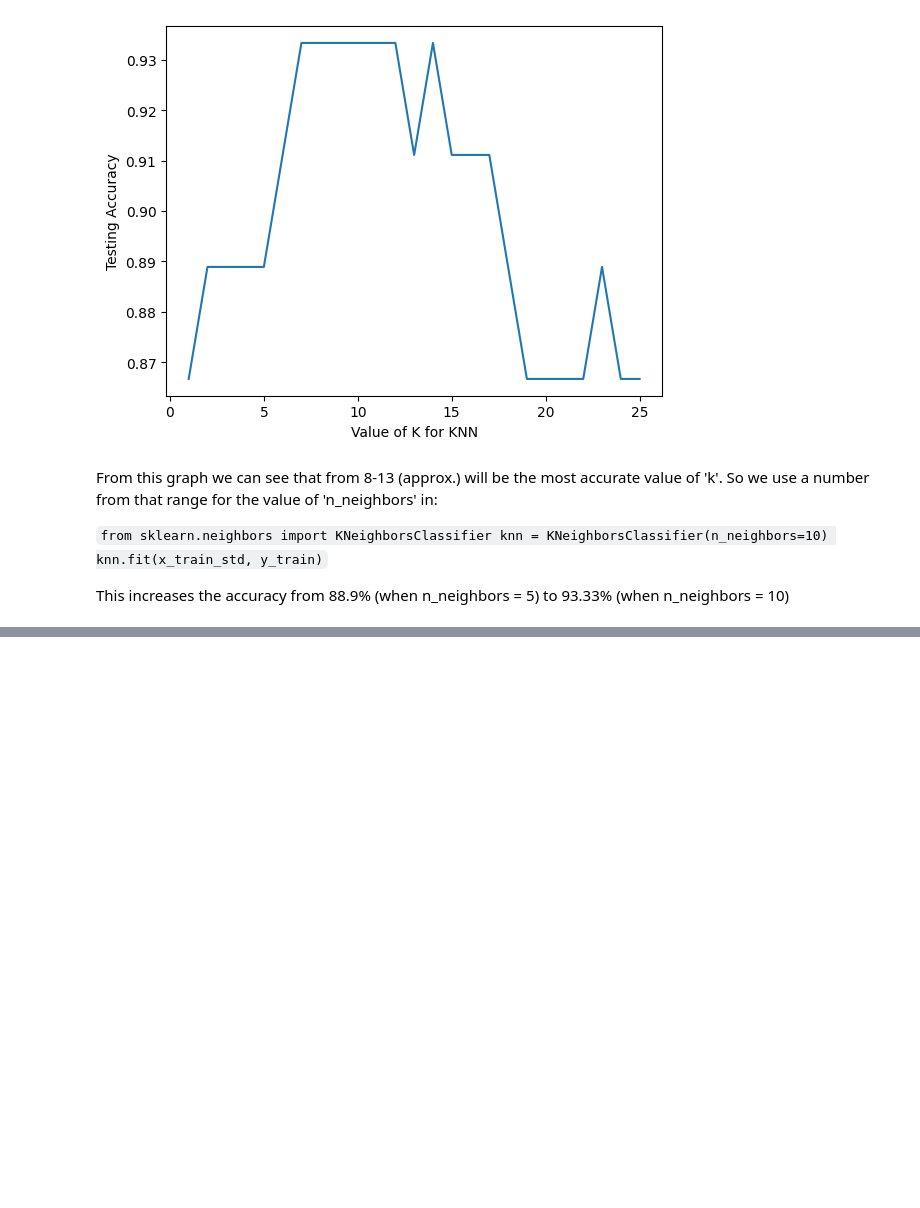
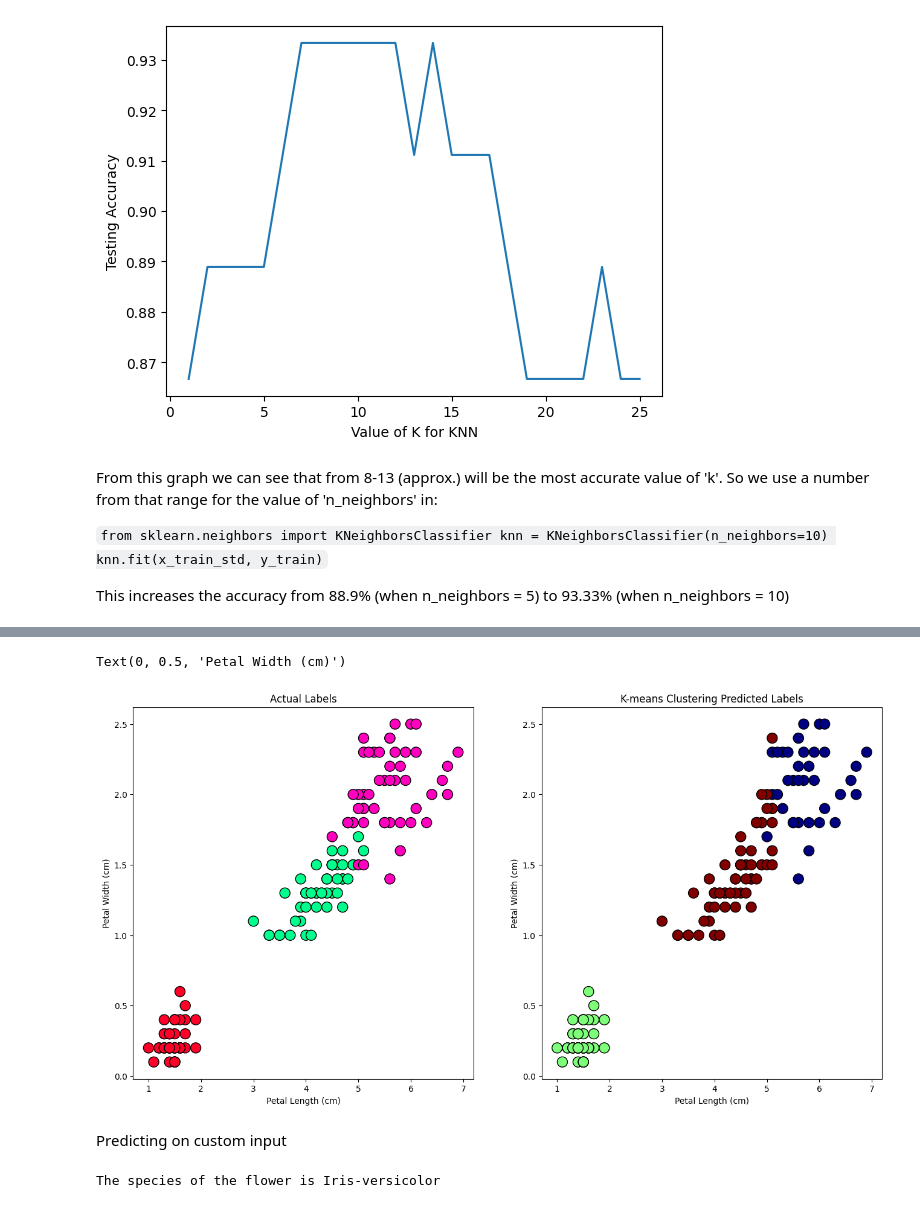
Before and after one commit to aabiyah/Iris-Classification, a Jupyter notebook: IrisClassification.ipynb, the cells around one changed output, grey strips where cells are left out. Saved outputs shown, nothing was run; the diff lists cells and outputs as text; code cells hidden in the pictures; blank space fills up the shorter version.

```diff
--- a/IrisClassification.ipynb
+++ b/IrisClassification.ipynb
@@ -313,0 +326,4 @@ This increases the accuracy from 88.9% (when n_neighbors = 5) to 93.33% (when n_
+# %%
+from sklearn.cluster import KMeans
+km = KMeans(n_clusters=3, random_state=2, n_init=4) #By setting a random_state, you ensure that the random initialization of the centroids is reproducible, which is important for consistency and comparability of results. The  `n_jobs` or `n_init` parameter is used to specify the number of parallel jobs to run for the computation.
+km.fit(x)
@@ -313,0 +354,28 @@ This increases the accuracy from 88.9% (when n_neighbors = 5) to 93.33% (when n_
+# %%
+new_label = km.labels_
+fig, axes = plt.subplots(1, 2, figsize=(16, 8))
+colormap = np.array(['red', 'green', 'blue'])
+
+# Plot the actual labels
+axes[0].scatter(x[:, 2], x[:, 3], c=y, cmap='gist_rainbow', edgecolor='k', s=150)
+axes[0].set_title('Actual Labels')
+axes[0].set_xlabel('Petal Length (cm)')
+axes[0].set_ylabel('Petal Width (cm)')
+
+# Plot the predicted labels
+axes[1].scatter(x[:, 2], x[:, 3], c=new_label, cmap='jet', edgecolor='k', s=150)
+axes[1].set_title('K-means Clustering Predicted Labels')
+axes[1].set_xlabel('Petal Length (cm)')
+axes[1].set_ylabel('Petal Width (cm)')
+# %% [output]
+Text(0, 0.5, 'Petal Width (cm)')
+[figure, added]
+# %% [markdown]
+Predicting on custom input
+# %%
+x_km = np.array([7.1, 3, 5.9, 2.1])
+x_km_prediction = km.predict(x_km.reshape(1, -1))
+x_km_prediction[0]
+print(f'The species of the flower is {Category[x_km_prediction[0]]}')
+# %% [output]
+The species of the flower is Iris-versicolor
```
Also changed, not shown: parts of 8 cells of this notebook.
